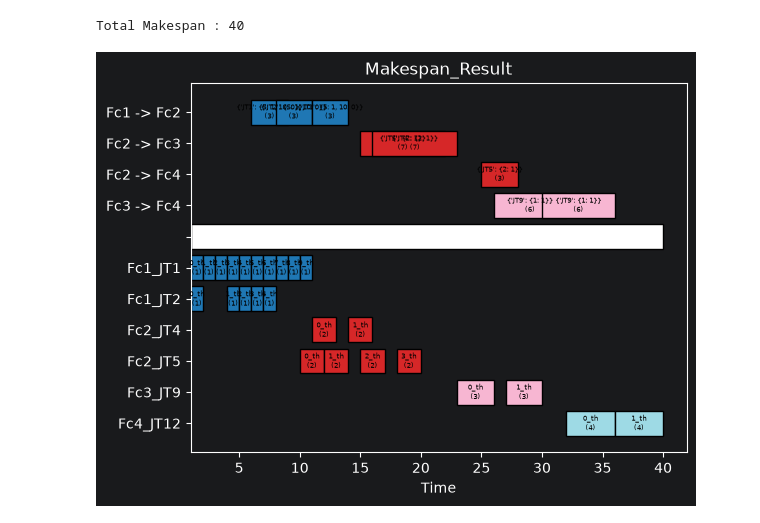
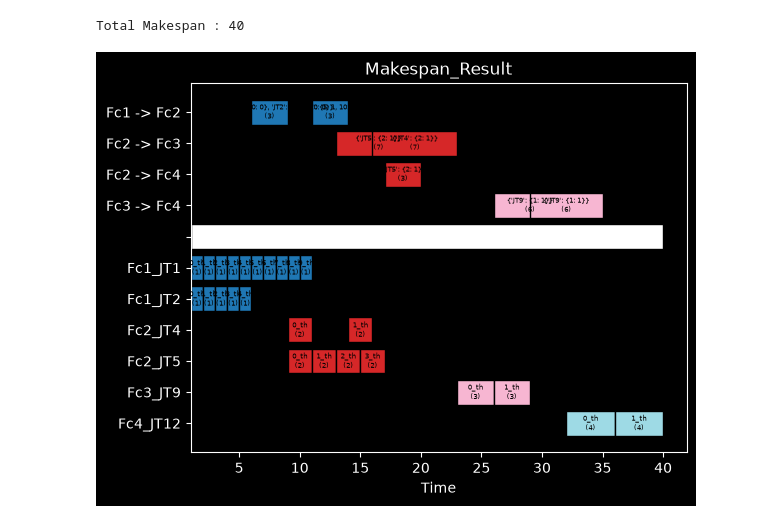
Before and after one commit to optimalhj/IDM_Lab_Study, a Jupyter notebook: main.ipynb, the cells around one changed output. Drawn from its saved outputs; the diff is of its cells as text; code cells hidden in the pictures.

```diff
--- a/main.ipynb
+++ b/main.ipynb
@@ -4,7 +4,7 @@ from ortools.sat.python import cp_model
 from matplotlib import pyplot as plt
 # %%
 params = {
-        "tps": 8,
+        "tps": 2,
         "final_product": "JT12",
         "amount": 2,
         "horizon": 100,
@@ -305,16 +295,9 @@ if status in (cp_model.OPTIMAL, cp_model.FEASIBLE):
             ax.barh(f"{fc}_{jt}", 0, left=1)
     ax.barh(" ", total_makespan - 1, left=1, color='white', edgecolor='black')
 
-    fc_deliver_to = {}
-    for fc1 in reversed(list(ini_set)):
-        for fc2 in reversed(list(ini_set)):
-            for jt in ini_set[fc1]:
-                if fc2 in set([fc_prime for fc_prime in ini_set.keys() for jt_prime in ini_set[fc_prime] if jt_prime in boms and jt in boms[jt_prime]]):
-                    if fc1 not in fc_deliver_to: fc_deliver_to[fc1] = {}
-                    if fc2 not in fc_deliver_to[fc1]:
-                        fc_deliver_to[fc1][fc2] = []
-                        ax.barh(f"{fc1} -> {fc2}", 0, left=1)
-                    fc_deliver_to[fc1][fc2].append(jt)
+    for fc1 in reversed(list(fc_deliver_to)):
+        for fc2 in reversed(list(fc_deliver_to[fc1])):
+            ax.barh(f"{fc1} -> {fc2}", 0, left=1)
 
     for fc in ini_set.keys():
         for jt in ini_set[fc].keys():
@@ -335,7 +318,7 @@ if status in (cp_model.OPTIMAL, cp_model.FEASIBLE):
                     st = t
                     pass_lists = []
                     for jt in deliver_list:
-                        pass_lists.append(solver.value(delivered[fc2][jt][fc1][t+getattr(deliver, f"{fc1}{fc2}")]) == sum(lot_unit * lot_num for lot_unit, lot_num in deliver_list[jt].items()))
+                        pass_lists.append(solver.value(delivered[fc2][fc1][jt][t+getattr(deliver, f"{fc1}{fc2}")]) == sum(lot_unit * lot_num for lot_unit, lot_num in deliver_list[jt].items()))
                     if all(pass_lists):
                         ax.barh(f"{fc1} -> {fc2}", getattr(deliver, f"{fc1}{fc2}"), left=t, color=plt.get_cmap('tab20', len(s_fc))(s_fc.index(fc1)), edgecolor='black')
                         ax.text(t + getattr(deliver, f"{fc1}{fc2}") / 2, f"{fc1} -> {fc2}", f"{deliver_list}\n({getattr(deliver, f"{fc1}{fc2}")})", va='center', ha='center', color='black', fontsize=5)
@@ -352,31 +335,31 @@ if status in (cp_model.OPTIMAL, cp_model.FEASIBLE):
     #             st, ed, attr = se_load_agv[agv][job][op]
     #             loading = ed - st
     #
     #             if round(loading) != 0:
     #                 ax.barh(agv, loading, left=st, color='orange', edgecolor='black')
     #                 ax.text(st + loading / 2, agv,
     #                         attr + f"\n{job}\n{list(ini_set[job])[list(ini_set[job]).index(op) - 1] if list(ini_set[job]).index(op) else "LU"}->{op}" + f"\n({loading})" if agv !=
     #                                                                                                                                                                         agv_info[
     #                                                                                                                                                                             0] else f"Special\n{job}",
     #                         va='center', ha='center', fontsize=5)
     #
     # for agv in se_unload_agv.keys():
     #     for job in se_unload_agv[agv].keys():
     #         for op in se_unload_agv[agv][job]:
     #             st, ed, attr = se_unload_agv[agv][job][op]
     #             unloading = ed - st
     #
     #             if round(unloading) != 0:
     #                 ax.barh(agv, unloading, left=st, color='white', edgecolor='black')
     #                 ax.text(st + unloading / 2, agv, attr + f"\n({unloading})", va='center', ha='center',
     #                         fontsize=5)
     #
     # ax.set_xticks([i for i in range(int(obj) + 2)])
     # ax.tick_params(axis='x', labelsize=5)
     # ax.set_yticks(range(len(machines) + len(agv_info)))
     # ax.set_yticklabels(machines + agv_info)
     ax.set_xlabel("Time")
     ax.set_title("Makespan_Result")
     plt.show()
 # %% [output]
-[figure, old version]
+[figure, new version]
```
Also changed, not shown: parts of 4 cells of this notebook, 1 other file.
